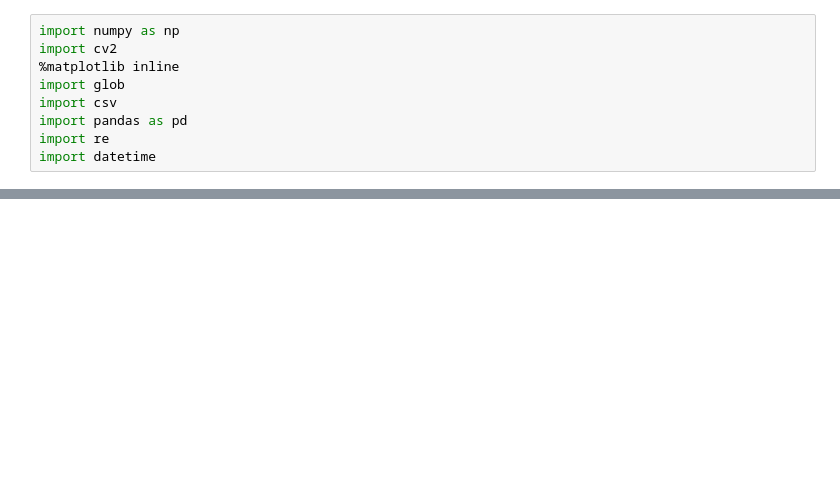
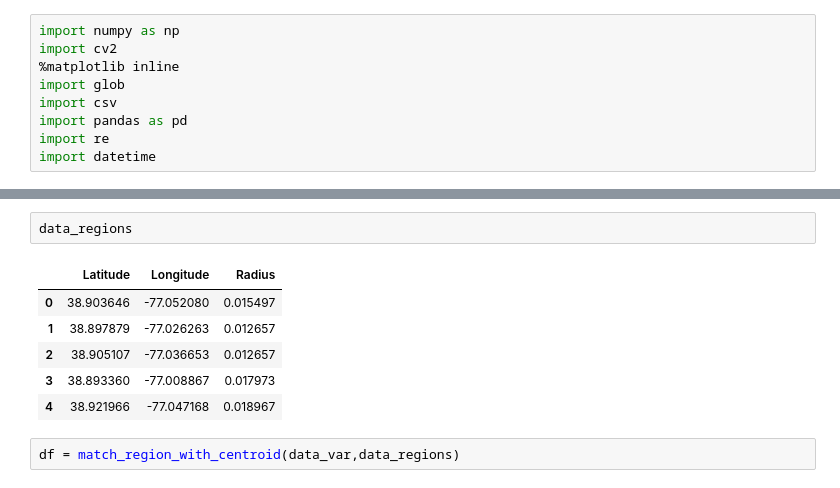
Before and after one commit to DeepNeuron/Uber_Profit_Model, a Jupyter notebook: Merge Variability and Demand Data.ipynb, the cells around one changed output, grey strips where cells are left out. Cells and saved outputs as stored; diff of their text form; blank space fills up the shorter version.

```diff
--- a/Merge Variability and Demand Data.ipynb
+++ b/Merge Variability and Demand Data.ipynb
@@ -43,0 +86,11 @@ def create_demand_instance():
+# %%
+data_regions
+# %% [output]
+|  | Latitude | Longitude | Radius |
+| 0 | 38.903646 | -77.052080 | 0.015497 |
+| 1 | 38.897879 | -77.026263 | 0.012657 |
+| 2 | 38.905107 | -77.036653 | 0.012657 |
+| 3 | 38.893360 | -77.008867 | 0.017973 |
+| 4 | 38.921966 | -77.047168 | 0.018967 |
+# %%
+df = match_region_with_centroid(data_var,data_regions)
```
Also changed, not shown: parts of 7 cells of this notebook.
